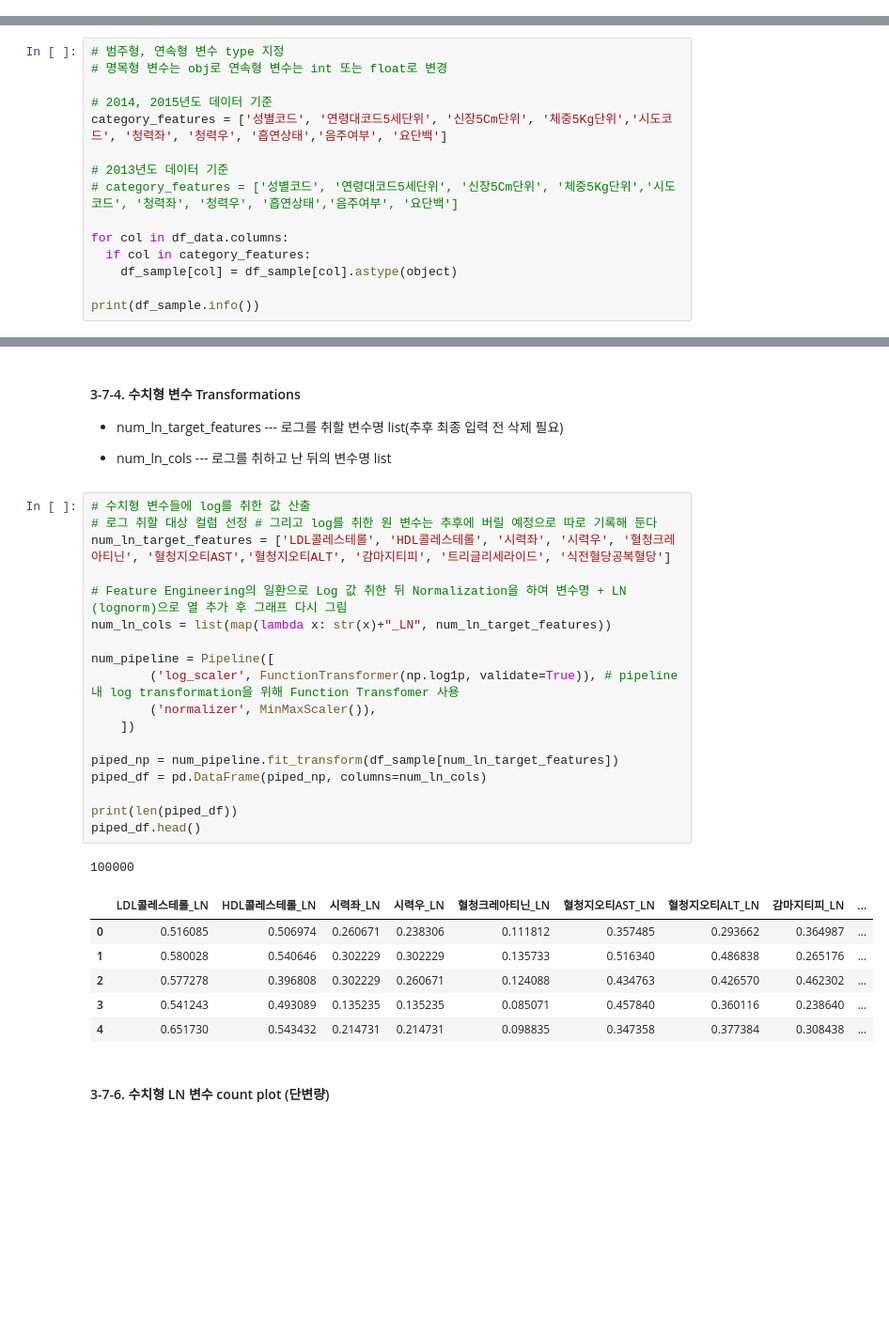
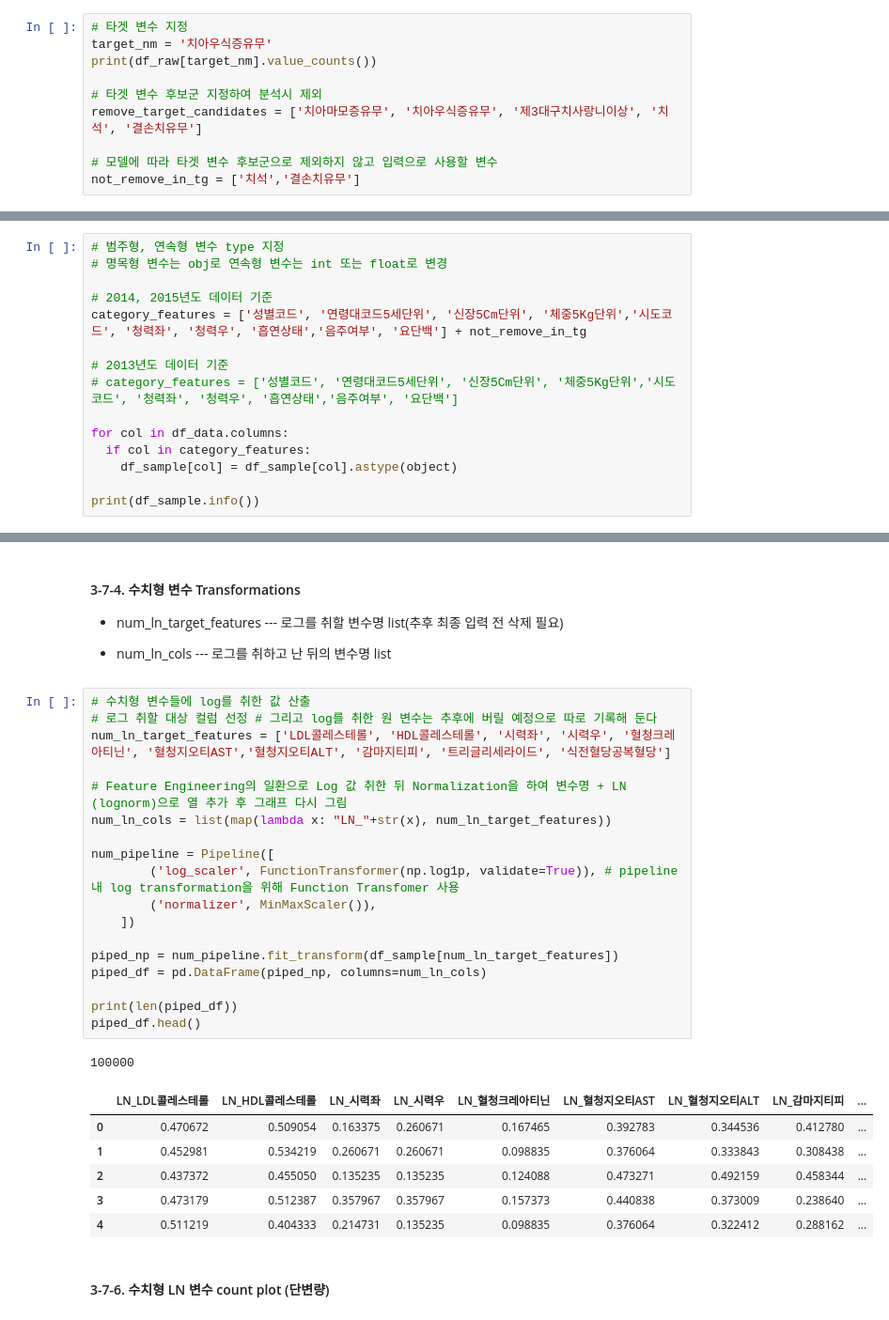
Before and after one commit to jaehyun0220/Colab, a Jupyter notebook: SDS_FeatureEngineering_Sampling_Template_2.ipynb, the cells around one changed output, grey strips where cells are left out. Shown at 94% size. Cells and saved outputs as stored; diff of their text form; blank space fills up the shorter version.

```diff
--- a/SDS_FeatureEngineering_Sampling_Template_2.ipynb
+++ b/SDS_FeatureEngineering_Sampling_Template_2.ipynb
@@ -237,0 +237,10 @@ Name: 치아우식증유무, dtype: int64
+# %%
+# 타겟 변수 지정
+target_nm = '치아우식증유무'
+print(df_raw[target_nm].value_counts())
+
+# 타겟 변수 후보군 지정하여 분석시 제외
+remove_target_candidates = ['치아마모증유무', '치아우식증유무', '제3대구치사랑니이상', '치석', '결손치유무']
+
+# 모델에 따라 타겟 변수 후보군으로 제외하지 않고 입력으로 사용할 변수
+not_remove_in_tg = ['치석','결손치유무']
@@ -375,7 +388,7 @@ for col in df_data.columns:
 # 명목형 변수는 obj로 연속형 변수는 int 또는 float로 변경
 
 # 2014, 2015년도 데이터 기준
-category_features = ['성별코드', '연령대코드5세단위', '신장5Cm단위', '체중5Kg단위','시도코드', '청력좌', '청력우', '흡연상태','음주여부', '요단백']
+category_features = ['성별코드', '연령대코드5세단위', '신장5Cm단위', '체중5Kg단위','시도코드', '청력좌', '청력우', '흡연상태','음주여부', '요단백'] + not_remove_in_tg
 
 # 2013년도 데이터 기준
 # category_features = ['성별코드', '연령대코드5세단위', '신장5Cm단위', '체중5Kg단위','시도코드', '청력좌', '청력우', '흡연상태','음주여부', '요단백']
@@ -593,29 +604,29 @@ df_sample['허리둘레'].sort_values().hist()
 # %%
 # 수치형 변수들에 log를 취한 값 산출
 # 로그 취할 대상 컬럼 선정 # 그리고 log를 취한 원 변수는 추후에 버릴 예정으로 따로 기록해 둔다
 num_ln_target_features = ['LDL콜레스테롤', 'HDL콜레스테롤', '시력좌', '시력우', '혈청크레아티닌', '혈청지오티AST','혈청지오티ALT', '감마지티피', '트리글리세라이드', '식전혈당공복혈당']
 
 # Feature Engineering의 일환으로 Log 값 취한 뒤 Normalization을 하여 변수명 + LN (lognorm)으로 열 추가 후 그래프 다시 그림
-num_ln_cols = list(map(lambda x: str(x)+"_LN", num_ln_target_features))
+num_ln_cols = list(map(lambda x: "LN_"+str(x), num_ln_target_features))
 
 num_pipeline = Pipeline([
         ('log_scaler', FunctionTransformer(np.log1p, validate=True)), # pipeline 내 log transformation을 위해 Function Transfomer 사용
         ('normalizer', MinMaxScaler()),
     ])
 
 piped_np = num_pipeline.fit_transform(df_sample[num_ln_target_features])
 piped_df = pd.DataFrame(piped_np, columns=num_ln_cols)
 
 print(len(piped_df))
 piped_df.head()
 # %% [output]
 100000
-|  | LDL콜레스테롤_LN | HDL콜레스테롤_LN | 시력좌_LN | 시력우_LN | 혈청크레아티닌_LN | 혈청지오티AST_LN | 혈청지오티ALT_LN | 감마지티피_LN | ... |
-| 0 | 0.516085 | 0.506974 | 0.260671 | 0.238306 | 0.111812 | 0.357485 | 0.293662 | 0.364987 | ... |
-| 1 | 0.580028 | 0.540646 | 0.302229 | 0.302229 | 0.135733 | 0.516340 | 0.486838 | 0.265176 | ... |
-| 2 | 0.577278 | 0.396808 | 0.302229 | 0.260671 | 0.124088 | 0.434763 | 0.426570 | 0.462302 | ... |
-| 3 | 0.541243 | 0.493089 | 0.135235 | 0.135235 | 0.085071 | 0.457840 | 0.360116 | 0.238640 | ... |
-| 4 | 0.651730 | 0.543432 | 0.214731 | 0.214731 | 0.098835 | 0.347358 | 0.377384 | 0.308438 | ... |
+|  | LN_LDL콜레스테롤 | LN_HDL콜레스테롤 | LN_시력좌 | LN_시력우 | LN_혈청크레아티닌 | LN_혈청지오티AST | LN_혈청지오티ALT | LN_감마지티피 | ... |
+| 0 | 0.470672 | 0.509054 | 0.163375 | 0.260671 | 0.167465 | 0.392783 | 0.344536 | 0.412780 | ... |
+| 1 | 0.452981 | 0.534219 | 0.260671 | 0.260671 | 0.098835 | 0.376064 | 0.333843 | 0.308438 | ... |
+| 2 | 0.437372 | 0.455050 | 0.135235 | 0.135235 | 0.124088 | 0.473271 | 0.492159 | 0.458344 | ... |
+| 3 | 0.473179 | 0.512387 | 0.357967 | 0.357967 | 0.157373 | 0.440838 | 0.373009 | 0.238640 | ... |
+| 4 | 0.511219 | 0.404333 | 0.214731 | 0.135235 | 0.098835 | 0.376064 | 0.322412 | 0.288162 | ... |
 # %% [markdown]
 #### 3-7-6. 수치형 LN 변수 count plot (단변량)
 # %%
```
Also changed, not shown: parts of 51 cells of this notebook.
